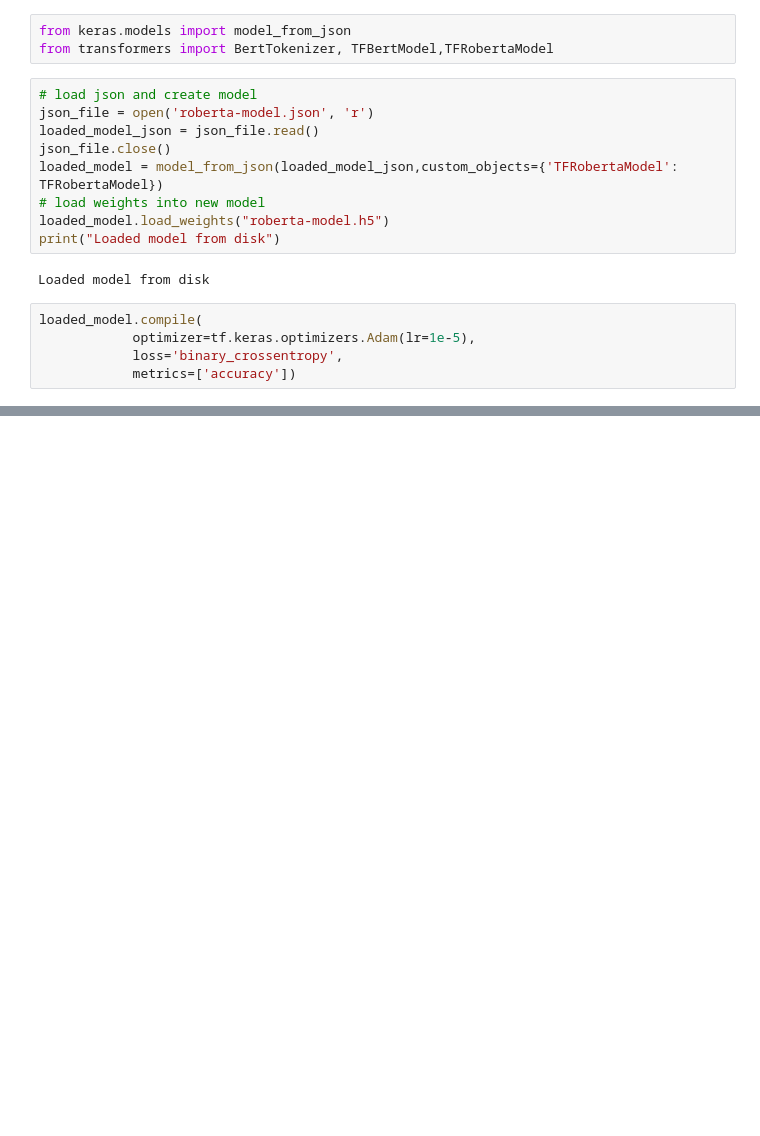
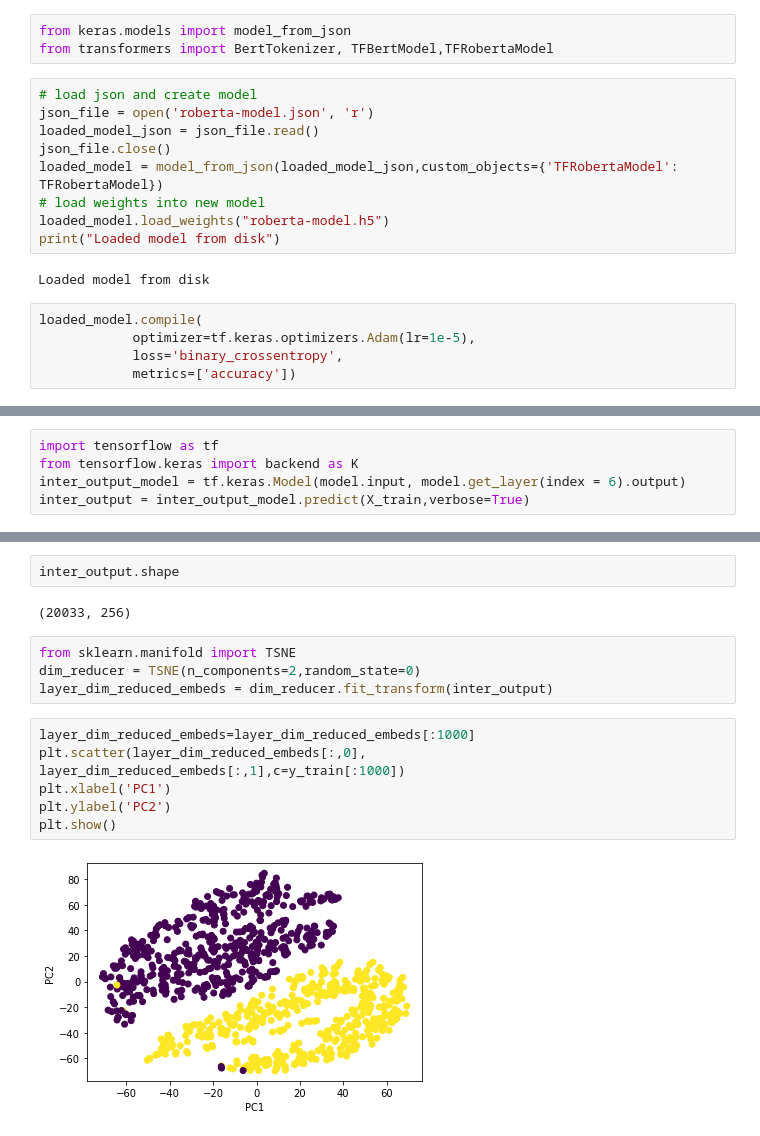
Before and after one commit to subhabrata-ghosh-1988/Transformers, a Jupyter notebook: sarcasm-detection-using-roberta.ipynb, the cells around one changed output, grey strips where cells are left out. Drawn from its saved outputs; the diff is of its cells as text; blank space fills up the shorter version.

```diff
--- a/sarcasm-detection-using-roberta.ipynb
+++ b/sarcasm-detection-using-roberta.ipynb
@@ -486,0 +485,5 @@ Accuracy of the model on Testing Data is -  93.69904398918152 %
+# %%
+import tensorflow as tf
+from tensorflow.keras import backend as K
+inter_output_model = tf.keras.Model(model.input, model.get_layer(index = 6).output)
+inter_output = inter_output_model.predict(X_train,verbose=True)
@@ -486,0 +492,16 @@ Accuracy of the model on Testing Data is -  93.69904398918152 %
+# %%
+inter_output.shape
+# %% [output]
+(20033, 256)
+# %%
+from sklearn.manifold import TSNE
+dim_reducer = TSNE(n_components=2,random_state=0)
+layer_dim_reduced_embeds = dim_reducer.fit_transform(inter_output)
+# %%
+layer_dim_reduced_embeds=layer_dim_reduced_embeds[:1000]
+plt.scatter(layer_dim_reduced_embeds[:,0], layer_dim_reduced_embeds[:,1],c=y_train[:1000])
+plt.xlabel('PC1')
+plt.ylabel('PC2')
+plt.show()
+# %% [output]
+[figure, added]
```
Also changed, not shown: parts of 14 cells of this notebook.
